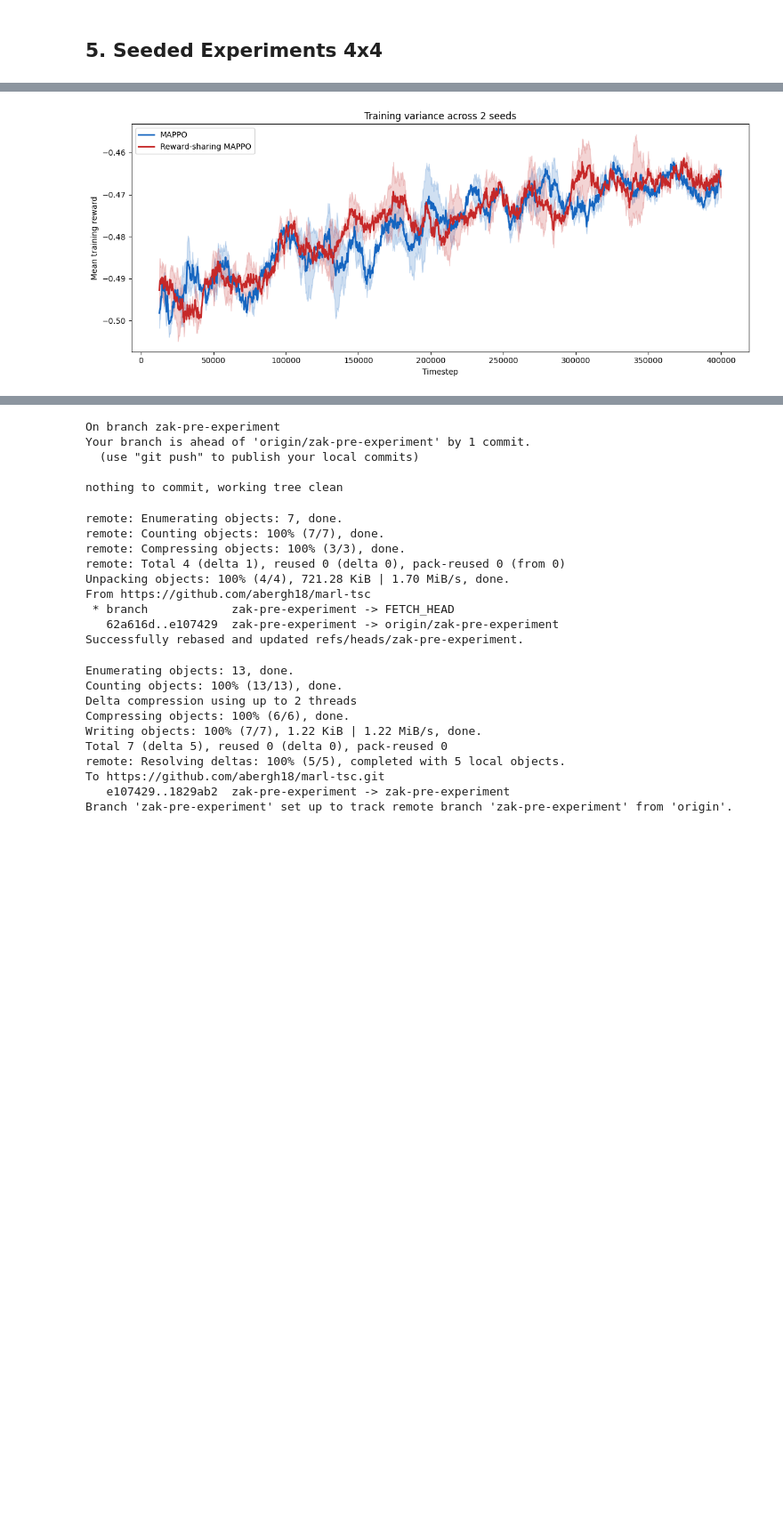
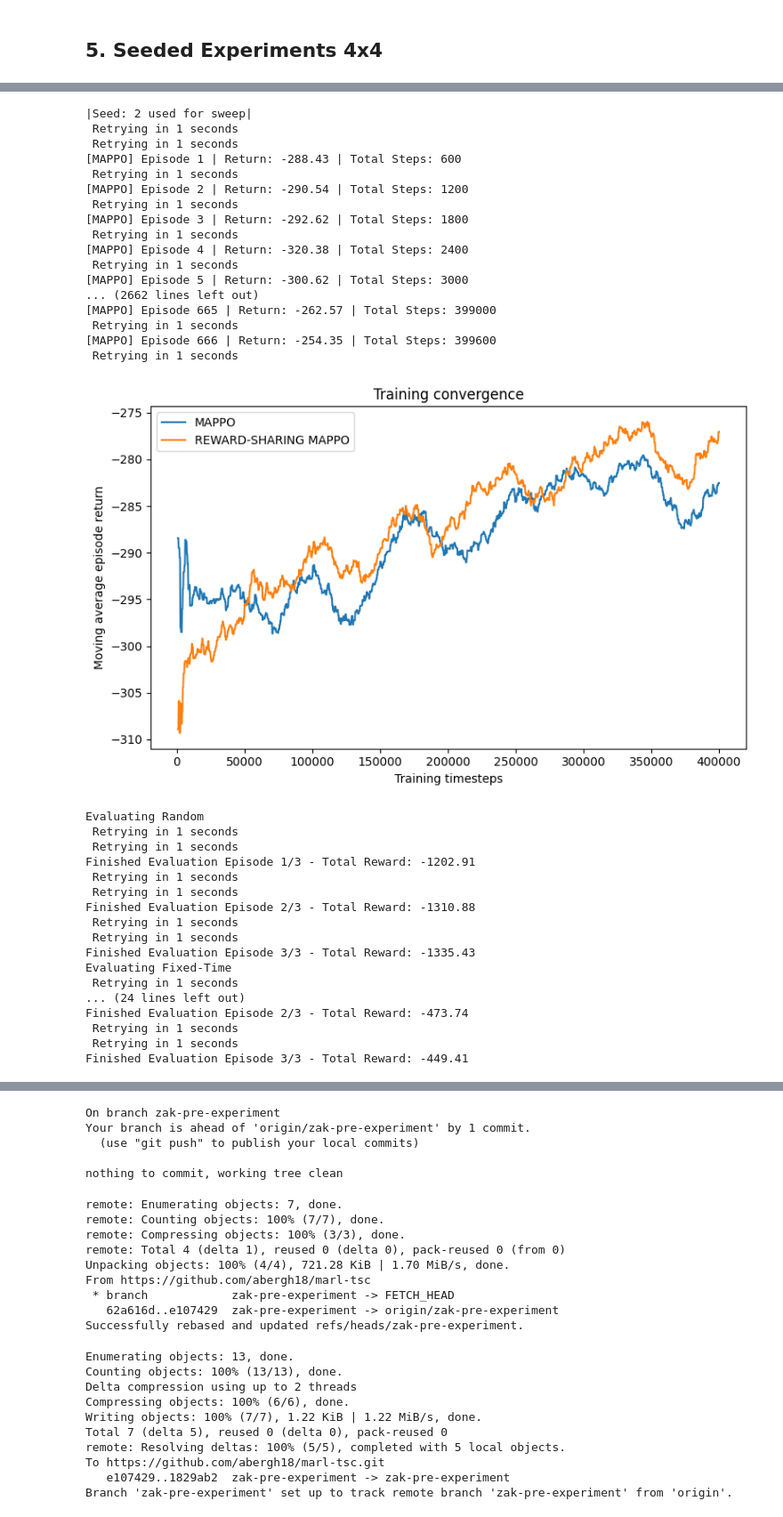
Before and after one commit to abergh18/marl-tsc, a Jupyter notebook: notebooks/main_flow.ipynb, the cells around one changed output, grey strips where cells are left out. Shown at 89% size. Drawn from its saved outputs; the diff is of its cells as text; code cells hidden in the pictures; blank space fills up the shorter version.

```diff
--- a/notebooks/main_flow.ipynb
+++ b/notebooks/main_flow.ipynb
@@ -98,7 +98,7 @@ EPISODE_STEPS = 600
 SECONDS_PER_ACTION = 5
 SIMULATION_DURATION = EPISODE_STEPS * SECONDS_PER_ACTION
 TRAFFIC_SPAWN_DURATION = int(SIMULATION_DURATION * 1.20)
-TOTAL_TIMESTEPS = 30_000
+TOTAL_TIMESTEPS = 400_000
 EVALUATION_EPISODES = 3
 
 # The same environment settings are used for training, evaluation, and replay.
@@ -114,7 +114,7 @@ ENV_KWARGS = {
 OUTPUT_DIR = ROOT / "outputs"
 SIMULATION_DIR = OUTPUT_DIR / "simulation"
 #network = CityNetwork(city_name="Lancaster, UK", radius=500)
-network = GridNetwork(4)
+network = GridNetwork(5)
 generator = SimulationGenerator(
     output_dir=SIMULATION_DIR,
     network=network,
@@ -344,15 +342,29 @@ Finished Evaluation Episode 3/3 - Total Reward: -494.19
 # %%
-EXP_SWEEP = True
+
 SEED_RANGE = 3
 if EXP_SWEEP:
     from marl_tsc.exp_functions import save_history, plot_variance
     import torch
 
+    #select network for seeded evaluation
+    network = GridNetwork(4)
+    generator = SimulationGenerator(
+      output_dir=SIMULATION_DIR,
+      network=network,
+      trip_begin=0,
+      trip_end=TRAFFIC_SPAWN_DURATION,
+      trip_period=3,
+      seed=SEED,
+    )
+
+    paths = generator.generate_all()
+    traffic_light_ids = list(paths.traffic_light_ids)
+
     histories_mappo = []
     histories_rs   = []
     evaluation_histories = []
 
-    #Run experiment sweeps
+    #Run seeded experiment sweeps
     for seed in range(SEED_RANGE):
           torch.manual_seed(seed)
           print(f"|Seed: {seed} used for sweep|")
@@ -510 +522,35 @@ Finished Evaluation Episode 3/3 - Total Reward: -447.38
+|Seed: 2 used for sweep|
+ Retrying in 1 seconds
+ Retrying in 1 seconds
+[MAPPO] Episode 1 | Return: -288.43 | Total Steps: 600
+ Retrying in 1 seconds
+[MAPPO] Episode 2 | Return: -290.54 | Total Steps: 1200
+ Retrying in 1 seconds
+[MAPPO] Episode 3 | Return: -292.62 | Total Steps: 1800
+ Retrying in 1 seconds
+[MAPPO] Episode 4 | Return: -320.38 | Total Steps: 2400
+ Retrying in 1 seconds
+[MAPPO] Episode 5 | Return: -300.62 | Total Steps: 3000
+... (2662 lines left out)
+[MAPPO] Episode 665 | Return: -262.57 | Total Steps: 399000
+ Retrying in 1 seconds
+[MAPPO] Episode 666 | Return: -254.35 | Total Steps: 399600
+ Retrying in 1 seconds
-[figure, old version]
+[figure, new version]
+Evaluating Random
+ Retrying in 1 seconds
+ Retrying in 1 seconds
+Finished Evaluation Episode 1/3 - Total Reward: -1202.91
+ Retrying in 1 seconds
+ Retrying in 1 seconds
+Finished Evaluation Episode 2/3 - Total Reward: -1310.88
+ Retrying in 1 seconds
+ Retrying in 1 seconds
+Finished Evaluation Episode 3/3 - Total Reward: -1335.43
+Evaluating Fixed-Time
+ Retrying in 1 seconds
+... (24 lines left out)
+Finished Evaluation Episode 2/3 - Total Reward: -473.74
+ Retrying in 1 seconds
+ Retrying in 1 seconds
+Finished Evaluation Episode 3/3 - Total Reward: -449.41
```
Also changed, not shown: parts of 13 cells of this notebook.
